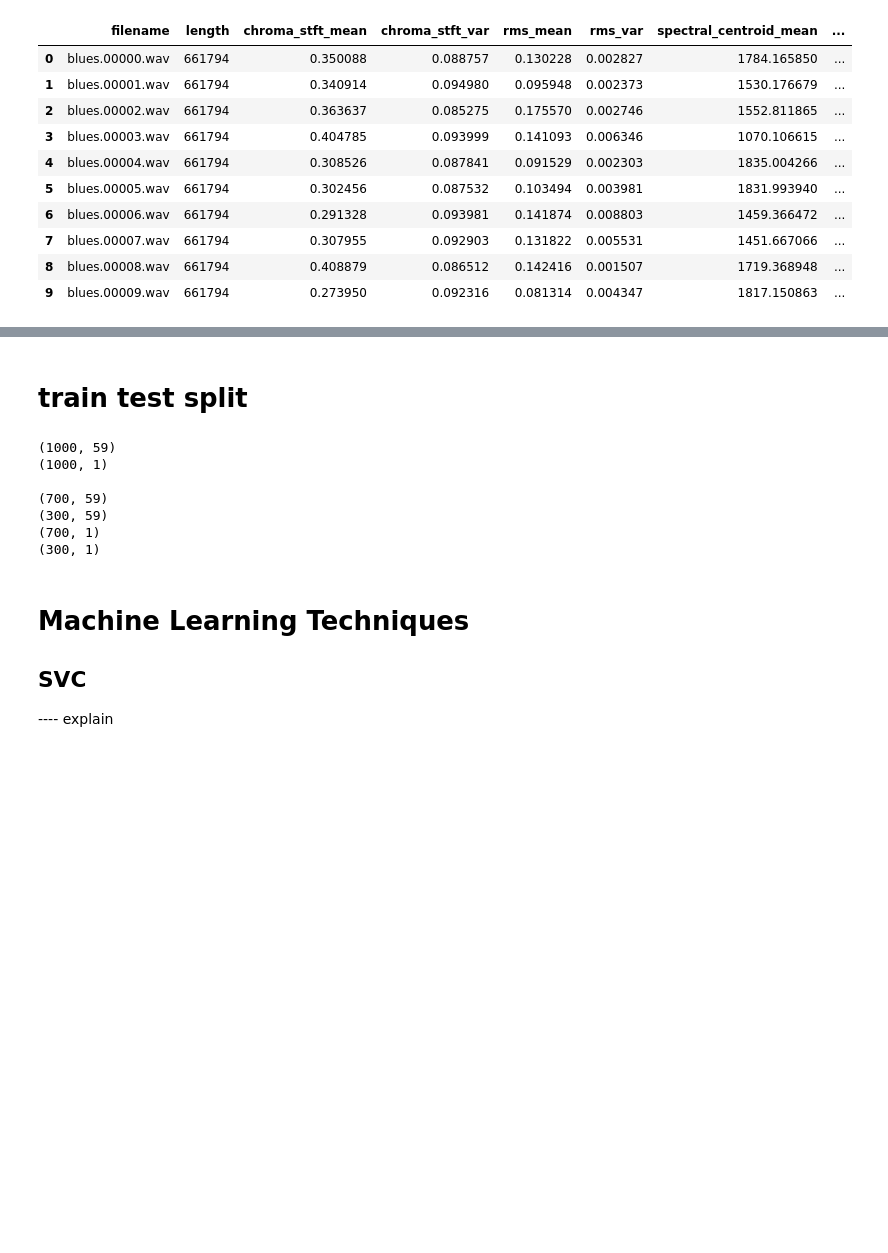
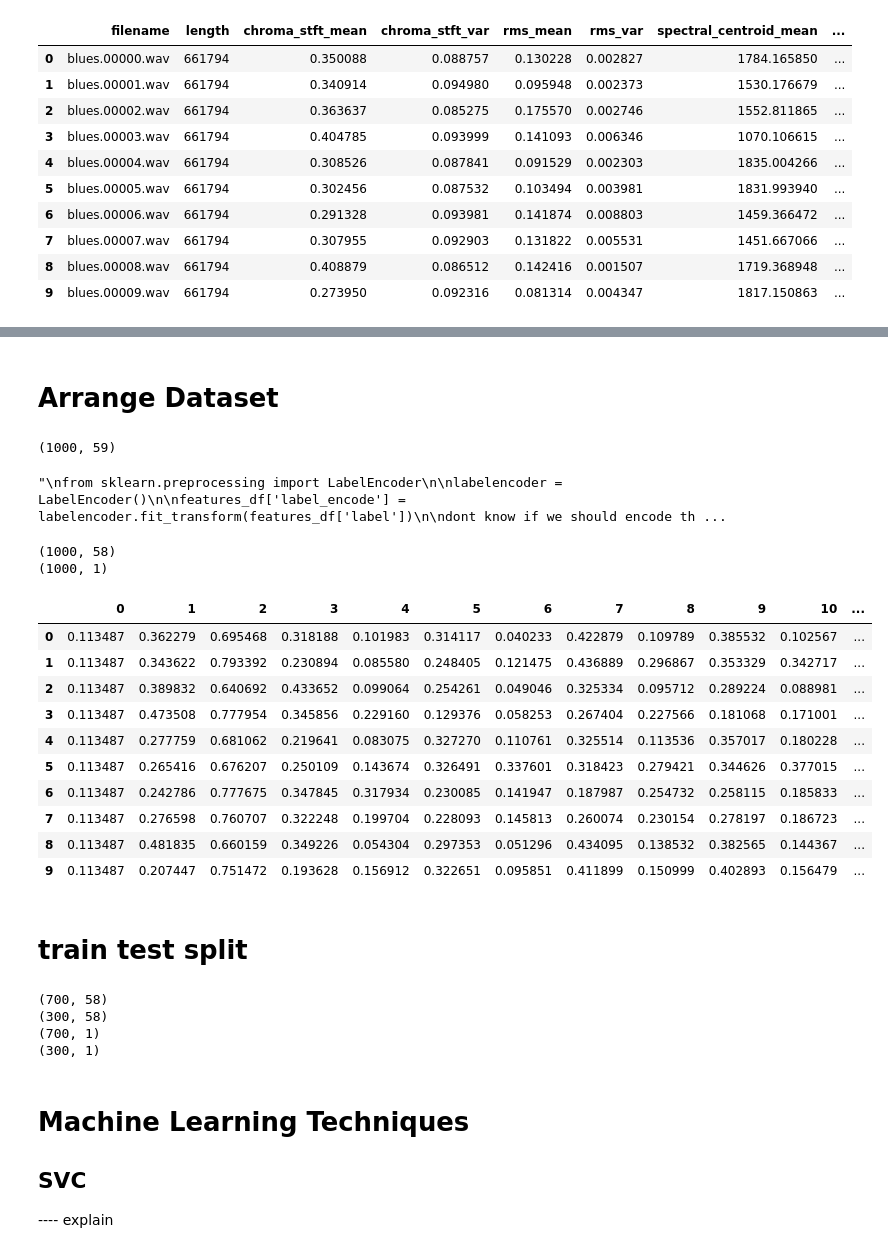
Before and after one commit to HilaShoshan/MusicGenreClassification, a Jupyter notebook: MusicGenreClassification.ipynb, the cells around one changed output, grey strips where cells are left out. Drawn from its saved outputs; the diff is of its cells as text; code cells hidden in the pictures; blank space fills up the shorter version.

```diff
--- a/MusicGenreClassification.ipynb
+++ b/MusicGenreClassification.ipynb
@@ -87,25 +99,71 @@ dtype: int64
+# %% [markdown]
+# Arrange Dataset
+# %%
+del features_df['filename']
+print(features_df.shape)
+# %% [output]
+(1000, 59)
+# %%
+# all the columns on the csv file are numerical except from the label column
+# I'll use one label encoding to make it numeric
+"""
+from sklearn.preprocessing import LabelEncoder
+
+labelencoder = LabelEncoder()
+
+features_df['label_encode'] = labelencoder.fit_transform(features_df['label'])
+
+dont need to encode the label column also ...
+"""
+# %% [output]
+"\nfrom sklearn.preprocessing import LabelEncoder\n\nlabelencoder = LabelEncoder()\n\nfeatures_df['label_encode'] = labelencoder.fit_transform(features_df['label'])\n\ndont know if we should encode th ...
+# %%
+# Split the data into X (features dataframe) and y (the label column)
+
+X = features_df.iloc[:, 0:-1]
+y = features_df[['label']]
+print(X.shape)
+print(y.shape, '\n')
+# %% [output]
+(1000, 58)
+(1000, 1)
+# %%
+# Now I'll normalize the X data:
+
+from sklearn import preprocessing
+
+x = X.values  # returns a numpy array
+min_max_scaler = preprocessing.MinMaxScaler()
+x_scaled = min_max_scaler.fit_transform(x)
+X_norm = pd.DataFrame(x_scaled)
+
+X_norm.head(10)
+# %% [output]
+|  | 0 | 1 | 2 | 3 | 4 | 5 | 6 | 7 | 8 | 9 | 10 | ... |
+| 0 | 0.113487 | 0.362279 | 0.695468 | 0.318188 | 0.101983 | 0.314117 | 0.040233 | 0.422879 | 0.109789 | 0.385532 | 0.102567 | ... |
+| 1 | 0.113487 | 0.343622 | 0.793392 | 0.230894 | 0.085580 | 0.248405 | 0.121475 | 0.436889 | 0.296867 | 0.353329 | 0.342717 | ... |
+| 2 | 0.113487 | 0.389832 | 0.640692 | 0.433652 | 0.099064 | 0.254261 | 0.049046 | 0.325334 | 0.095712 | 0.289224 | 0.088981 | ... |
+| 3 | 0.113487 | 0.473508 | 0.777954 | 0.345856 | 0.229160 | 0.129376 | 0.058253 | 0.267404 | 0.227566 | 0.181068 | 0.171001 | ... |
+| 4 | 0.113487 | 0.277759 | 0.681062 | 0.219641 | 0.083075 | 0.327270 | 0.110761 | 0.325514 | 0.113536 | 0.357017 | 0.180228 | ... |
+| 5 | 0.113487 | 0.265416 | 0.676207 | 0.250109 | 0.143674 | 0.326491 | 0.337601 | 0.318423 | 0.279421 | 0.344626 | 0.377015 | ... |
+| 6 | 0.113487 | 0.242786 | 0.777675 | 0.347845 | 0.317934 | 0.230085 | 0.141947 | 0.187987 | 0.254732 | 0.258115 | 0.185833 | ... |
+| 7 | 0.113487 | 0.276598 | 0.760707 | 0.322248 | 0.199704 | 0.228093 | 0.145813 | 0.260074 | 0.230154 | 0.278197 | 0.186723 | ... |
+| 8 | 0.113487 | 0.481835 | 0.660159 | 0.349226 | 0.054304 | 0.297353 | 0.051296 | 0.434095 | 0.138532 | 0.382565 | 0.144367 | ... |
+| 9 | 0.113487 | 0.207447 | 0.751472 | 0.193628 | 0.156912 | 0.322651 | 0.095851 | 0.411899 | 0.150999 | 0.402893 | 0.156479 | ... |
 # %% [markdown]
 # train test split
 # %%
 from sklearn.model_selection import train_test_split
 from sklearn import metrics
 
-train = features_df.iloc[:, 0:-1]
-test = features_df[['label']]
-print(train.shape)
-print(test.shape, '\n')
-
-X_train, X_test, y_train, y_test = train_test_split(train, test, test_size=0.3, shuffle=True)
+X_train, X_test, y_train, y_test = train_test_split(X_norm, y, test_size=0.3, shuffle=True)
 print(X_train.shape)
 print(X_test.shape)
 print(y_train.shape)
 print(y_test.shape)
 # %% [output]
-(1000, 59)
-(1000, 1)
-
-(700, 59)
-(300, 59)
+(700, 58)
+(300, 58)
 (700, 1)
 (300, 1)
 # %% [markdown]
```
Also changed, not shown: parts of 6 cells of this notebook.
